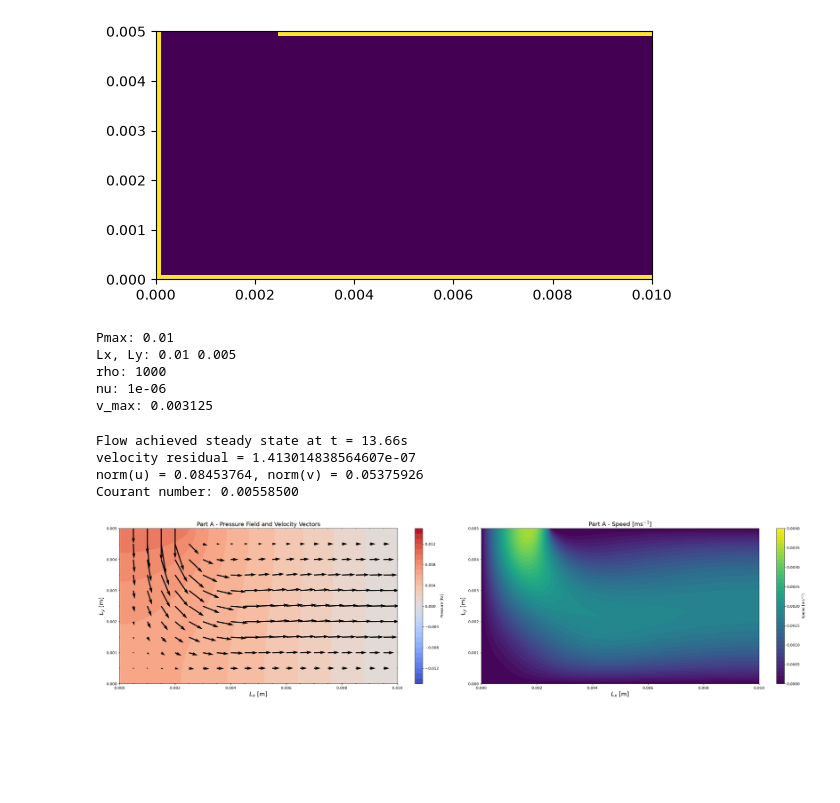
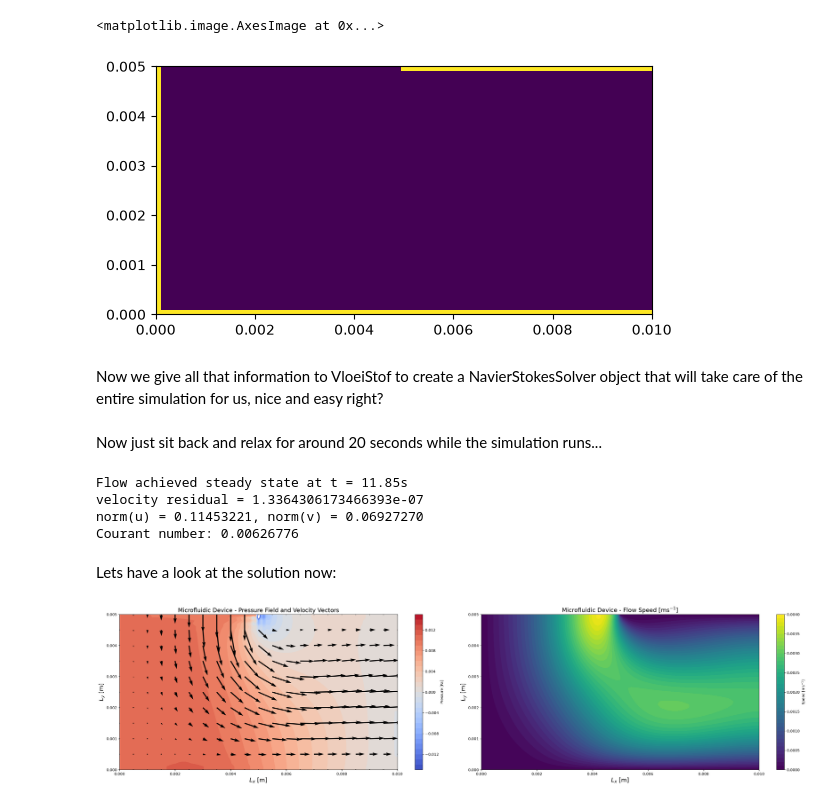
Before and after one commit to mfrans1/VloeiStof, a Jupyter notebook: examples/showcase.ipynb, the cells around one changed output. Drawn from its saved outputs; the diff is of its cells as text; code cells hidden in the pictures; blank space fills up the shorter version.

Commit message:
improving showcase jupyter note book to have a cleaner example

```diff
--- a/examples/showcase.ipynb
+++ b/examples/showcase.ipynb
@@ -22,39 +37,27 @@ X, Y = np.mgrid[0:Nx:1, 0:Ny:1]
 X = X*dx
 Y = Y*dy
 
+# initial flow set at rest
 u = np.zeros_like(X)
 v = np.zeros_like(X)
+
+# initialize pressure field
 p = np.zeros_like(X)
-
-p[:Nx//4, -1] = Pmax
+p[:Nx//2, -1] = Pmax
 p[-1, :] = 0.0
 
+# define the boundary mesh, 1s are walls, 0s are fluid cells
 boundary_mesh = np.zeros_like(X, dtype=bool)
-boundary_mesh[:Nx//4, -1] = False
+boundary_mesh[:Nx//2, -1] = False
 boundary_mesh[-1, :] = False
 boundary_mesh[0, :] = True
 boundary_mesh[:, 0] = True
-boundary_mesh[Nx//4:, -1] = True
+boundary_mesh[Nx//2:, -1] = True
 
+# look at the boundary mesh
 plt.imshow(boundary_mesh.T, origin="lower", extent=[X[0, 0], X[-1, -1], Y[0, 0], Y[-1, -1]], aspect="equal")
-
-solver = NavierStokesSolver(
-    boundary_mesh=boundary_mesh, Pmax=Pmax,
-    p=p, u=u, v=v,
-    nu=nu, rho=rho,
-    Lx=Lx, Ly=Ly, Nx=Nx, Ny=Ny
-    )
 # %% [output]
+<matplotlib.image.AxesImage at 0x...>
-[figure, old version]
+[figure, new version]
-# %%
-print("Pmax:", Pmax)
-print("Lx, Ly:", Lx, Ly)
-print("rho:", rho)
-print("nu:", nu)
-print("v_max:", solver.v_max)
-# %% [output]
-Pmax: 0.01
-Lx, Ly: 0.01 0.005
-rho: 1000
-nu: 1e-06
-v_max: 0.003125
+# %% [markdown]
+Now we give all that information to VloeiStof to create a NavierStokesSolver object that will take care of the entire simulation for us, nice and easy right?
@@ -61,31 +71,35 @@ v_max: 0.003125
+# %% [markdown]
+Now just sit back and relax for around 20 seconds while the simulation runs...
 # %%
-u, v, p_solve = solver.solve_NS(t_end=15)
+u, v, p = solver.solve_NS(t_end=15)
 # %% [output]
-Flow achieved steady state at t = 13.66s
-velocity residual = 1.413014838564607e-07
-norm(u) = 0.08453764, norm(v) = 0.05375926
-Courant number: 0.00558500
+Flow achieved steady state at t = 11.85s
+velocity residual = 1.3364306173466393e-07
+norm(u) = 0.11453221, norm(v) = 0.06927270
+Courant number: 0.00626776
+# %% [markdown]
+Lets have a look at the solution now:
 # %%
 # set up figure
 fig = plt.figure(figsize=(28, 7))
 ax1 = fig.add_subplot(121)
 cont = ax1.contourf(X,Y, p, cmap=cm.coolwarm,
                     levels=np.arange(-0.015, 0.015+0.001, 0.001))
 fig.colorbar(cont, label='Pressure [Pa]')
-# don't plot at every gird point - every 5th
+
 ax1.quiver(X[::5,::5],Y[::5,::5],u[::5,::5],v[::5,::5])
 ax1.set_xlabel('$L_x$ [m]', fontsize=16)
 ax1.set_ylabel('$L_y$ [m]', fontsize=16)
-ax1.set_title('Part A - Pressure Field and Velocity Vectors', fontsize=16)
+ax1.set_title('Microfluidic Device - Pressure Field and Velocity Vectors', fontsize=16)
 
 ax1 = fig.add_subplot(122)
 cont = ax1.contourf(X,Y,np.sqrt(u*u+v*v), cmap=cm.viridis,
                     levels=np.arange(0,0.004+0.0001, 0.0001))
 fig.colorbar(cont, label='Speed [ms$^{-1}$]')
 ax1.set_xlabel('$L_x$ [m]', fontsize=16)
 ax1.set_ylabel('$L_y$ [m]', fontsize=16)
-ax1.set_title('Part A - Speed [ms$^{-1}$]', fontsize=16)
+ax1.set_title('Microfluidic Device - Flow Speed [ms$^{-1}$]', fontsize=16)
 
 plt.tight_layout()
 # %% [output]
-[figure, old version]
+[figure, new version]
```
Also changed, not shown: parts of 13 cells of this notebook, 1 other file.
